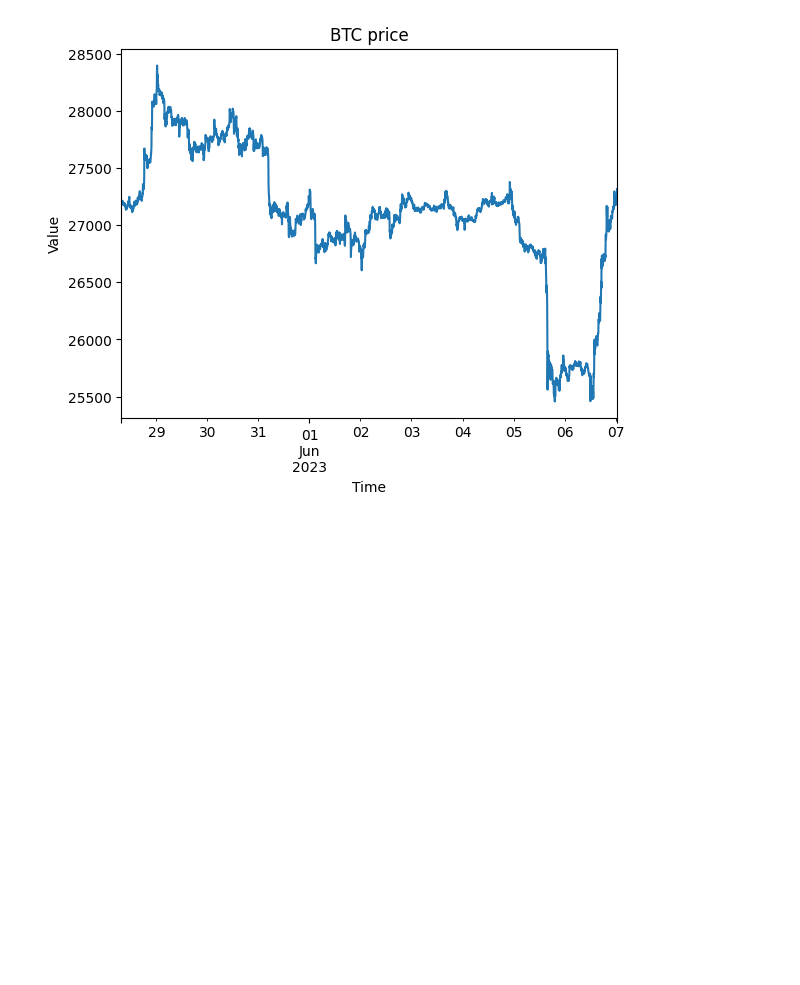
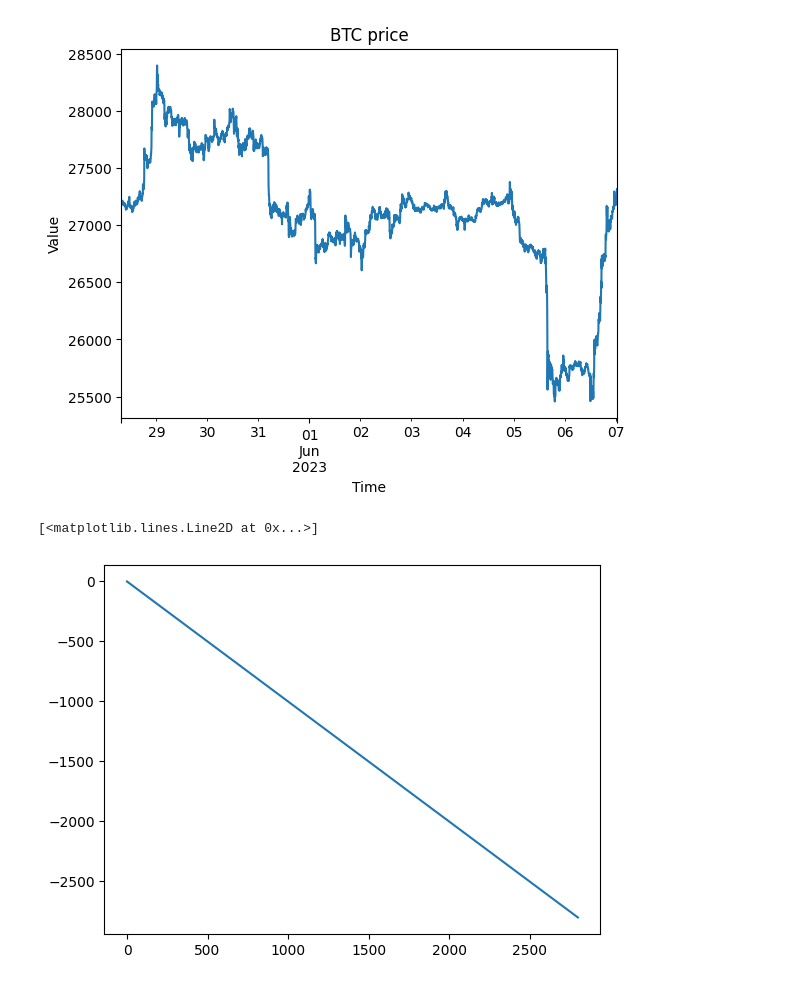
Before and after one commit to MizusakoSadanobu/kalman_filter_trade, a Jupyter notebook: main.ipynb, the cells around one changed output. Drawn from its saved outputs; the diff is of its cells as text; code cells hidden in the pictures; blank space fills up the shorter version.

```diff
--- a/main.ipynb
+++ b/main.ipynb
@@ -75,13 +75,13 @@ def walk_forward_backtest(df, window_size, forecast_horizon, upper_threshold, lo
         # ポジション決定
         i=forecast_horizon-1
         prev_pos = 0 if len(positions)==0 or positions[-1]==0 else positions[-1]
-        if prev_pos>0 and predicted_price[i] > upper_bounds2[-1]:
+        if (prev_pos>0) and (predicted_price[i] > upper_bounds2[-1]):
             positions.append(-prev_pos)  # ショート
-        elif prev_pos<=0 and predicted_price[i] > upper_bounds[-1]:
+        elif (prev_pos<=0) and (predicted_price[i] > upper_bounds[-1]):
             positions.append(-1)  # ショート
-        elif prev_pos<0 and predicted_price[i] < lower_bounds2[-1]:
+        elif (prev_pos<0) and (predicted_price[i] < lower_bounds2[-1]):
             positions.append(-prev_pos)  # ロング
-        elif prev_pos>=0 and predicted_price[i] < lower_bounds[-1]:
+        elif (prev_pos>=0) and (predicted_price[i] < lower_bounds[-1]):
             positions.append(1)  # ロング
         else:
             positions.append(0)  # 中立
@@ -158,3 +158,8 @@ plt.show()
 # %% [output]
 [figure]
 [figure]
+# %%
+plt.plot(cum_posisions)
+# %% [output]
+[<matplotlib.lines.Line2D at 0x...>]
+[figure, added]
```
